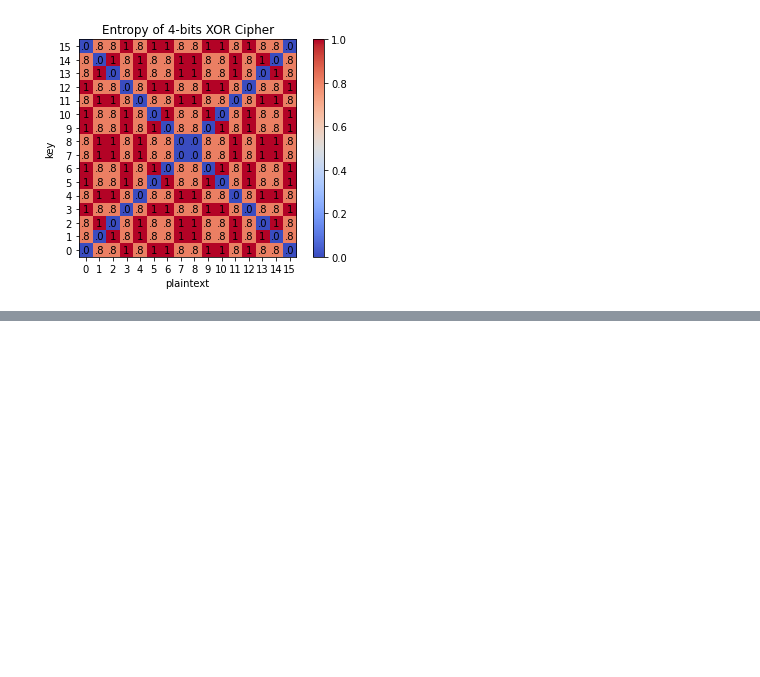
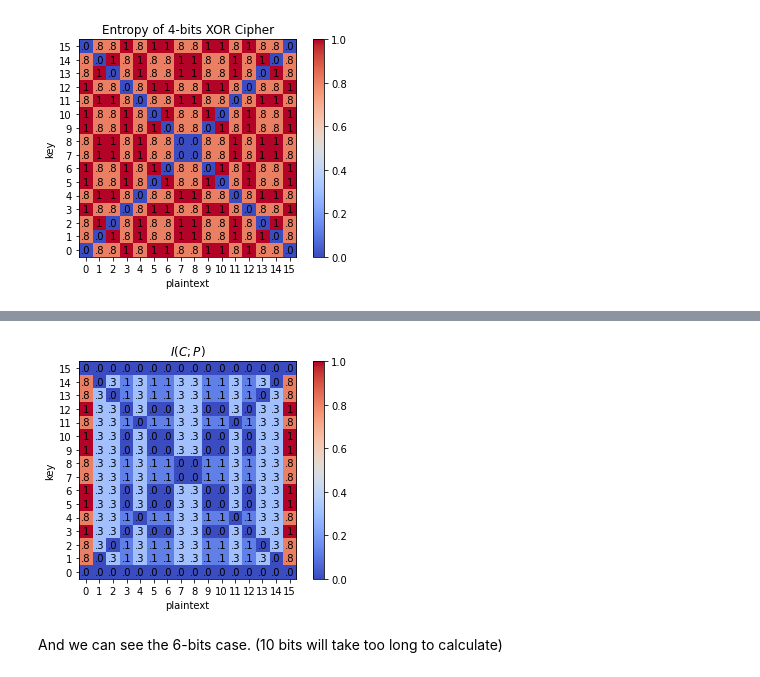
Before and after one commit to Jim137/Entropy, a Jupyter notebook: entropy_of_encrypted.ipynb, the cells around one changed output, grey strips where cells are left out. Cells and saved outputs as stored; diff of their text form; code cells hidden in the pictures; blank space fills up the shorter version.

```diff
--- a/entropy_of_encrypted.ipynb
+++ b/entropy_of_encrypted.ipynb
@@ -138,0 +165,25 @@ plt.show()
+# %%
+mi_cp = []
+for i in range(16):
+    mii = []
+    for j in range(16):
+        mii.append(mutual_info(c[i][j], p[i]))
+    mi_cp.append(mii)
+
+fig, ax = plt.subplots()
+im = ax.imshow(mi_cp, origin='lower', cmap='coolwarm')
+for i in range(16):
+    for j in range(16):
+        text = ax.text(j, i, f'{"."+f"{mi_cp[i][j]*10:.0f}" if mi_cp[i][j]<1 else 1}', ha="center", va="center", color="k")
+ax.set_xticks(range(16))
+ax.set_xlabel('plaintext')
+ax.set_yticks(range(16))
+ax.set_ylabel('key')
+fig.colorbar(im)
+
+ax.set_title(r'$I(C;P)$')
+plt.show()
+# %% [output]
+[figure, added]
+# %% [markdown]
+And we can see the 6-bits case. (10 bits will take too long to calculate)
```
Also changed, not shown: parts of 20 cells of this notebook.
